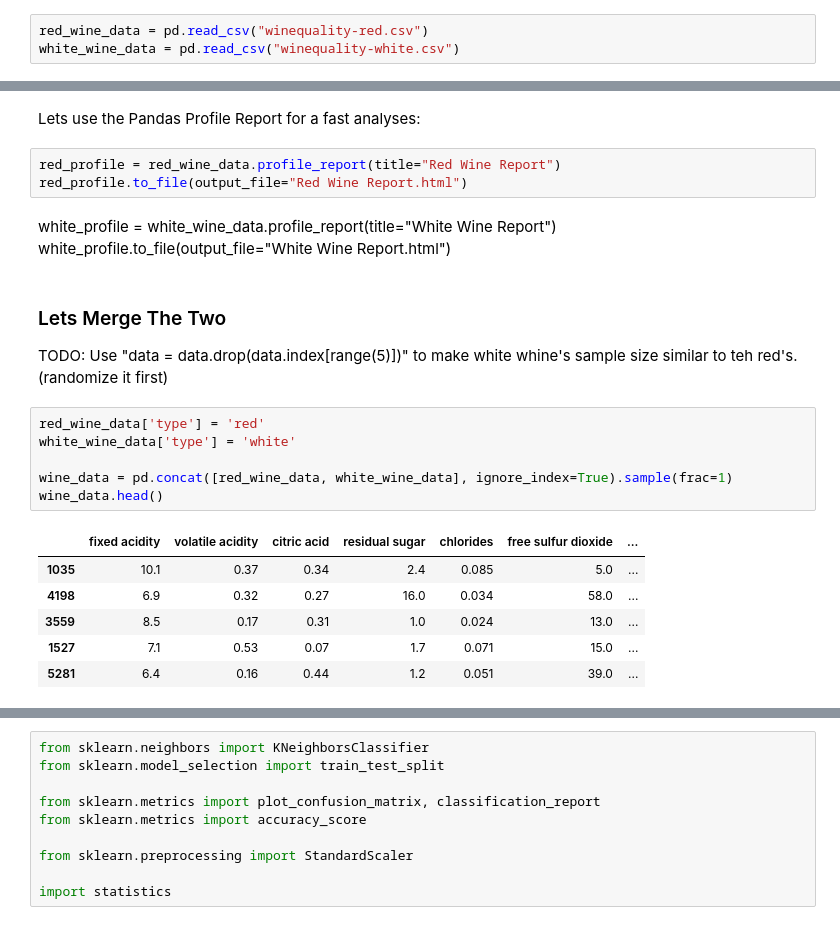
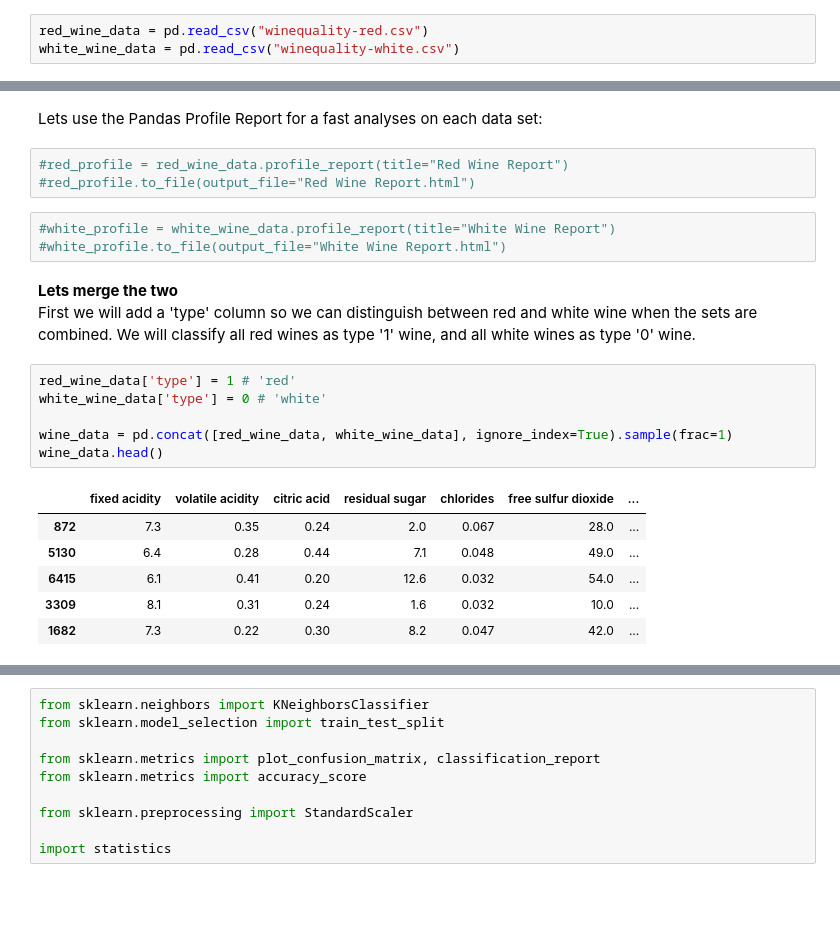
Before and after one commit to TamirIsCool/DataScIntro, a Jupyter notebook: Regression/Wine.ipynb, the cells around one changed output, grey strips where cells are left out. Saved outputs shown, nothing was run; the diff lists cells and outputs as text; blank space fills up the shorter version.

```diff
--- a/Regression/Wine.ipynb
+++ b/Regression/Wine.ipynb
@@ -73,25 +56,25 @@ CorrelationTable(red_wine_data, 'Red Wine Parameters Correletion')
 # %% [markdown]
-Lets use the Pandas Profile Report for a fast analyses:
+Lets use the Pandas Profile Report for a fast analyses on each data set:
 # %%
-red_profile = red_wine_data.profile_report(title="Red Wine Report")
-red_profile.to_file(output_file="Red Wine Report.html")
+#red_profile = red_wine_data.profile_report(title="Red Wine Report")
+#red_profile.to_file(output_file="Red Wine Report.html")
-# %% [markdown]
-white_profile = white_wine_data.profile_report(title="White Wine Report")
-white_profile.to_file(output_file="White Wine Report.html")
+# %%
+#white_profile = white_wine_data.profile_report(title="White Wine Report")
+#white_profile.to_file(output_file="White Wine Report.html")
 # %% [markdown]
-### Lets Merge The Two ###
-
-TODO: Use "data = data.drop(data.index[range(5)])" to make white whine's sample size similar to teh red's. (randomize it first)
+<b> Lets merge the two </b> <br>
+First we will add a 'type' column so we can distinguish between red and white wine when the sets are combined.
+We will classify all red wines as type '1' wine, and all white wines as type '0' wine.
 # %%
-red_wine_data['type'] = 'red'
-white_wine_data['type'] = 'white'
+red_wine_data['type'] = 1 # 'red'
+white_wine_data['type'] = 0 # 'white'
 
 wine_data = pd.concat([red_wine_data, white_wine_data], ignore_index=True).sample(frac=1)
 wine_data.head()
 # %% [output]
 |  | fixed acidity | volatile acidity | citric acid | residual sugar | chlorides | free sulfur dioxide | ... |
-| 1035 | 10.1 | 0.37 | 0.34 | 2.4 | 0.085 | 5.0 | ... |
-| 4198 | 6.9 | 0.32 | 0.27 | 16.0 | 0.034 | 58.0 | ... |
-| 3559 | 8.5 | 0.17 | 0.31 | 1.0 | 0.024 | 13.0 | ... |
-| 1527 | 7.1 | 0.53 | 0.07 | 1.7 | 0.071 | 15.0 | ... |
-| 5281 | 6.4 | 0.16 | 0.44 | 1.2 | 0.051 | 39.0 | ... |
+| 872 | 7.3 | 0.35 | 0.24 | 2.0 | 0.067 | 28.0 | ... |
+| 5130 | 6.4 | 0.28 | 0.44 | 7.1 | 0.048 | 49.0 | ... |
+| 6415 | 6.1 | 0.41 | 0.20 | 12.6 | 0.032 | 54.0 | ... |
+| 3309 | 8.1 | 0.31 | 0.24 | 1.6 | 0.032 | 10.0 | ... |
+| 1682 | 7.3 | 0.22 | 0.30 | 8.2 | 0.047 | 42.0 | ... |
```
Also changed, not shown: parts of 47 cells of this notebook, 2 other files.
